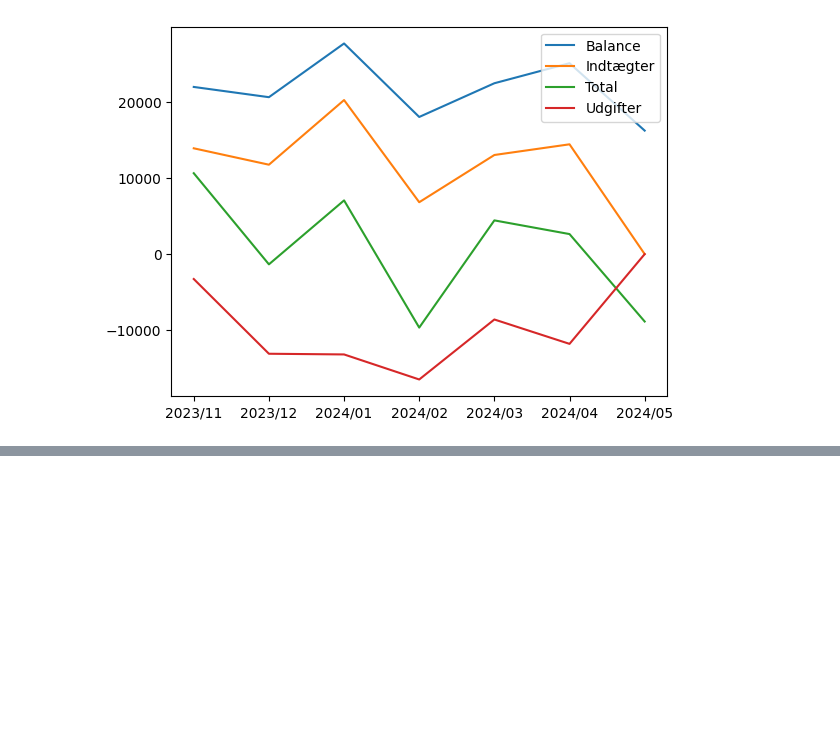
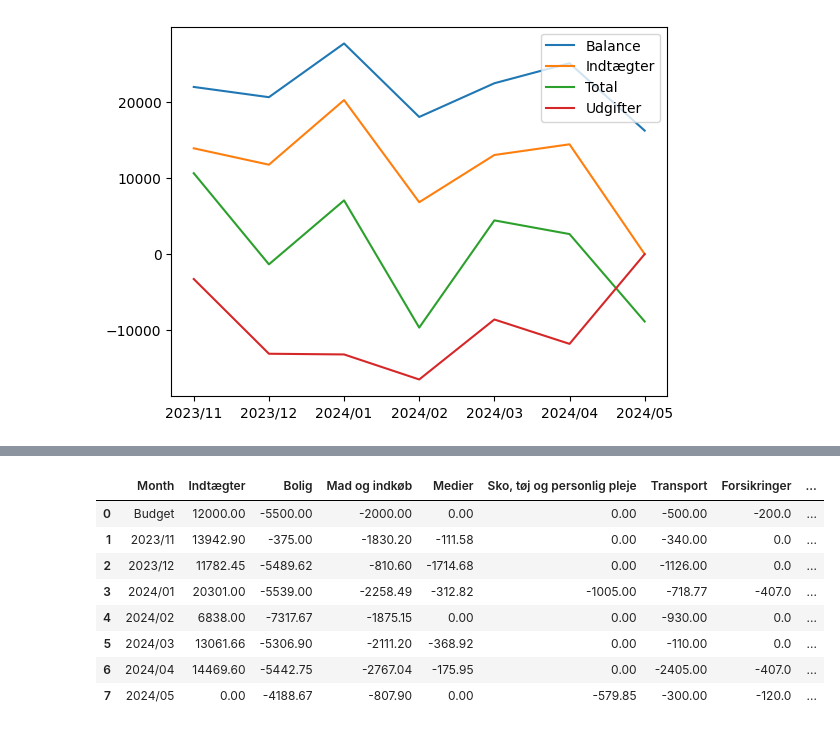
Before and after one commit to Apros7/DataProjects, a Jupyter notebook: BudgetApp/run.ipynb, the cells around one changed output, grey strips where cells are left out. Cells and saved outputs as stored; diff of their text form; code cells hidden in the pictures; blank space fills up the shorter version.

Commit message:
budget overview done

```diff
--- a/BudgetApp/run.ipynb
+++ b/BudgetApp/run.ipynb
@@ -91,0 +105,33 @@ plt.legend()
+# %%
+deep_lst = [["Budget", 12000, -5500, -2000, 0, 0, -500, -200, -1500, -800]]
+keys = ["Indtægter", "Bolig", "Mad og indkøb", "Medier", "Sko, tøj og personlig pleje", "Transport", "Forsikringer", "Fritid", "Andet"]
+columns = ["Month"] + keys
+
+for i in range(len(saldos_dates)):
+    total = 0
+    lst = []
+    lst.append(saldos_dates[i])
+    year, month = saldos_dates[i].split("/")
+    for key in keys:
+        if key == "Andet":
+            lst.append(monthly_split[year][month]["total"] - total)
+            continue
+        if key in monthly_split[year][month]:
+            lst.append(monthly_split[year][month][key])
+            total += monthly_split[year][month][key]
+        else:
+            lst.append(0)
+    deep_lst.append(lst)
+
+df_deep = pd.DataFrame(deep_lst, columns = columns)
+df_deep
+# %% [output]
+|  | Month | Indtægter | Bolig | Mad og indkøb | Medier | Sko, tøj og personlig pleje | Transport | Forsikringer | ... |
+| 0 | Budget | 12000.00 | -5500.00 | -2000.00 | 0.00 | 0.00 | -500.00 | -200.0 | ... |
+| 1 | 2023/11 | 13942.90 | -375.00 | -1830.20 | -111.58 | 0.00 | -340.00 | 0.0 | ... |
+| 2 | 2023/12 | 11782.45 | -5489.62 | -810.60 | -1714.68 | 0.00 | -1126.00 | 0.0 | ... |
+| 3 | 2024/01 | 20301.00 | -5539.00 | -2258.49 | -312.82 | -1005.00 | -718.77 | -407.0 | ... |
+| 4 | 2024/02 | 6838.00 | -7317.67 | -1875.15 | 0.00 | 0.00 | -930.00 | 0.0 | ... |
+| 5 | 2024/03 | 13061.66 | -5306.90 | -2111.20 | -368.92 | 0.00 | -110.00 | 0.0 | ... |
+| 6 | 2024/04 | 14469.60 | -5442.75 | -2767.04 | -175.95 | 0.00 | -2405.00 | -407.0 | ... |
+| 7 | 2024/05 | 0.00 | -4188.67 | -807.90 | 0.00 | -579.85 | -300.00 | -120.0 | ... |
```
Also changed, not shown: parts of 2 cells of this notebook.
